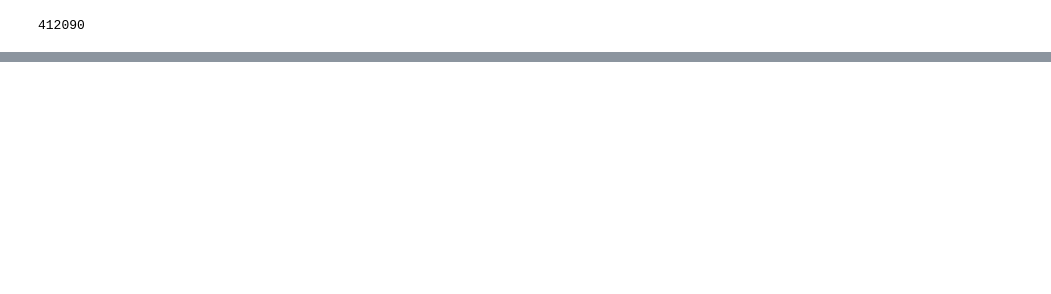
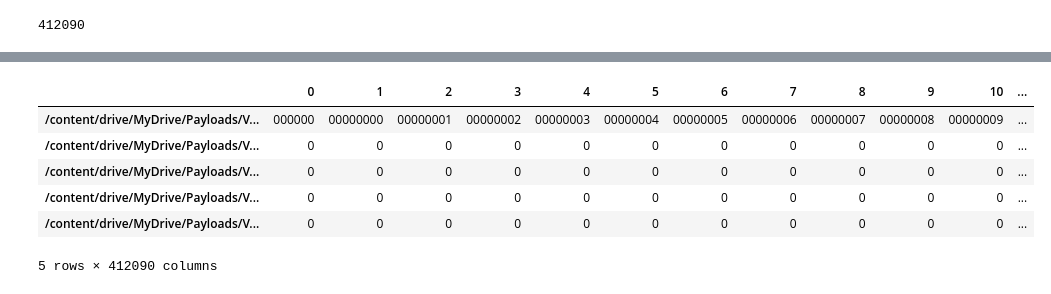
Before and after one commit to Ahm1027/Payloads-Model, a Jupyter notebook: Payload_Model_Ngrams.ipynb, the cells around one changed output, grey strips where cells are left out. Saved outputs shown, nothing was run; the diff lists cells and outputs as text; code cells hidden in the pictures; blank space fills up the shorter version.

```diff
--- a/Payload_Model_Ngrams.ipynb
+++ b/Payload_Model_Ngrams.ipynb
@@ -127,5 +133,5 @@ NameError: ignored
 # %%
-globalFeatures = np.load(r'/content/features_np.npy')
+globalFeatures = np.load(r'/content/drive/MyDrive/features_np.npy')
 len(globalFeatures)
 # %% [output]
 412090
@@ -219,0 +291,10 @@ len(globalFeatures)
+# %%
+payloads = np.vstack((globalFeatures, Merged_Vocab))
+# %% [output]
+|  | 0 | 1 | 2 | 3 | 4 | 5 | 6 | 7 | 8 | 9 | 10 | ... |
+| /content/drive/MyDrive/Payloads/V... | 000000 | 00000000 | 00000001 | 00000002 | 00000003 | 00000004 | 00000005 | 00000006 | 00000007 | 00000008 | 00000009 | ... |
+| /content/drive/MyDrive/Payloads/V... | 0 | 0 | 0 | 0 | 0 | 0 | 0 | 0 | 0 | 0 | 0 | ... |
+| /content/drive/MyDrive/Payloads/V... | 0 | 0 | 0 | 0 | 0 | 0 | 0 | 0 | 0 | 0 | 0 | ... |
+| /content/drive/MyDrive/Payloads/V... | 0 | 0 | 0 | 0 | 0 | 0 | 0 | 0 | 0 | 0 | 0 | ... |
+| /content/drive/MyDrive/Payloads/V... | 0 | 0 | 0 | 0 | 0 | 0 | 0 | 0 | 0 | 0 | 0 | ... |
+5 rows × 412090 columns
```
Also changed, not shown: parts of 15 cells of this notebook.
